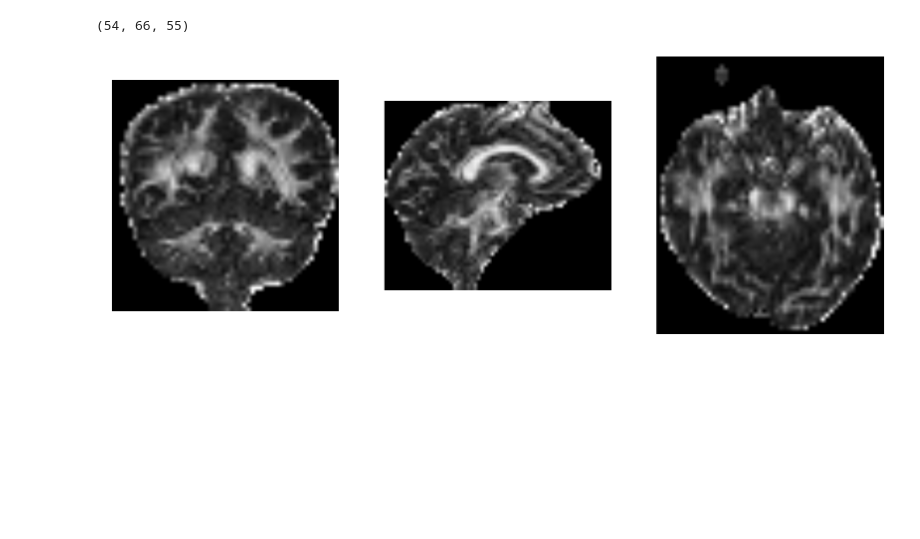
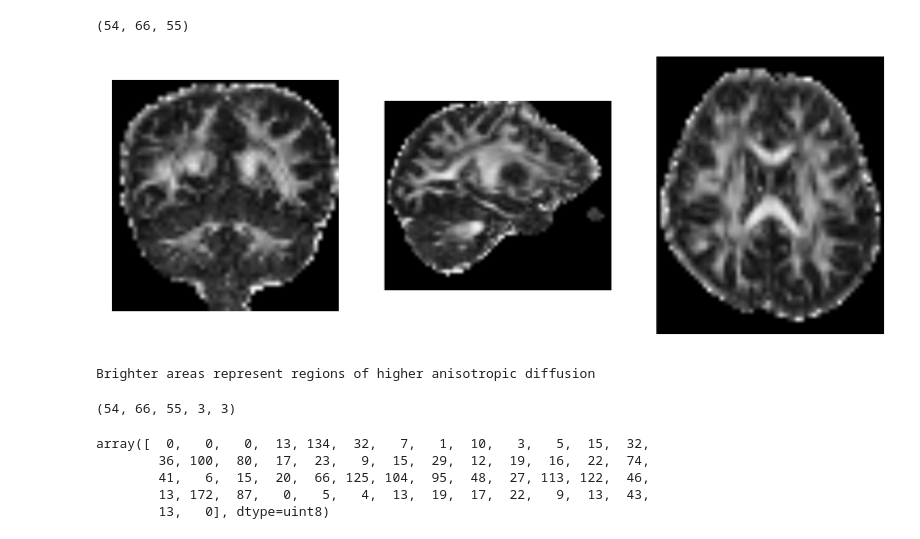
Before and after one commit to shivamdhall/MRIDataHarmonisation, a Jupyter notebook: Development/DIPY_NIBABEL.ipynb, the cells around one changed output. Saved outputs shown, nothing was run; the diff lists cells and outputs as text; code cells hidden in the pictures; blank space fills up the shorter version.

```diff
--- a/Development/DIPY_NIBABEL.ipynb
+++ b/Development/DIPY_NIBABEL.ipynb
@@ -182,12 +186,14 @@ fa_data.shape
 # %%
 plt.figure
 plt.figure(figsize=(20,20))
 plt.subplot(1, 3, 1).set_axis_off()
 plt.imshow(fa_data[:, 22, :].T, cmap='gray', origin='lower')
 plt.subplot(1, 3, 2).set_axis_off()
-plt.imshow(fa_data[30, :, :].T, cmap='gray', origin='lower')
+plt.imshow(fa_data[35, :, :].T, cmap='gray', origin='lower')
 plt.subplot(1, 3, 3).set_axis_off()
-plt.imshow(fa_data[:, :, 25].T, cmap='gray', origin='lower')
+plt.imshow(fa_data[:, :, 38].T, cmap='gray', origin='lower')
 plt.show()
+print("Brighter areas represent regions of higher anisotropic diffusion")
 # %% [output]
-[figure, old version]
+[figure, new version]
+Brighter areas represent regions of higher anisotropic diffusion
@@ -193,0 +202,4 @@ plt.show()
+# %%
+evecs_img.shape
+# %% [output]
+(54, 66, 55, 3, 3)
@@ -193,0 +211,11 @@ plt.show()
+# %%
+fa_rgb_data = fa_rgb_img.get_data()
+fa_rgb_data.shape
+fa_rgb_data[:, 22, :, :].transpose(1,0,2).shape
+fa_rgb_data[:, 20, 35, 2]
+# %% [output]
+array([  0,   0,   0,  13, 134,  32,   7,   1,  10,   3,   5,  15,  32,
+        36, 100,  80,  17,  23,   9,  15,  29,  12,  19,  16,  22,  74,
+        41,   6,  15,  20,  66, 125, 104,  95,  48,  27, 113, 122,  46,
+        13, 172,  87,   0,   5,   4,  13,  19,  17,  22,   9,  13,  43,
+        13,   0], dtype=uint8)
```
Also changed, not shown: parts of 6 cells of this notebook.
